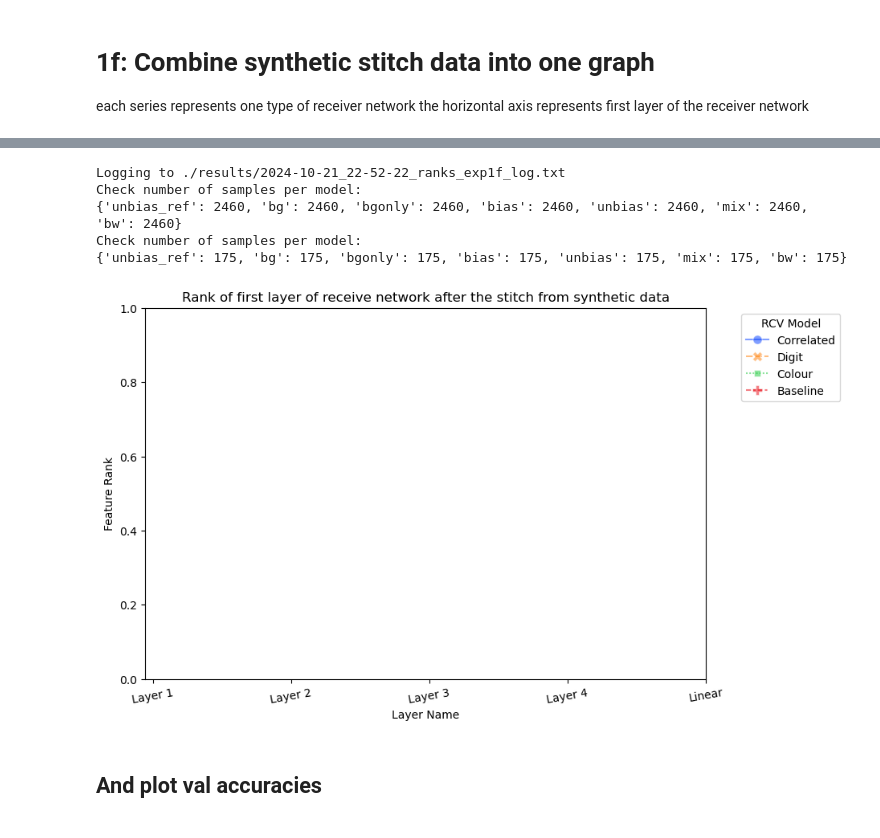
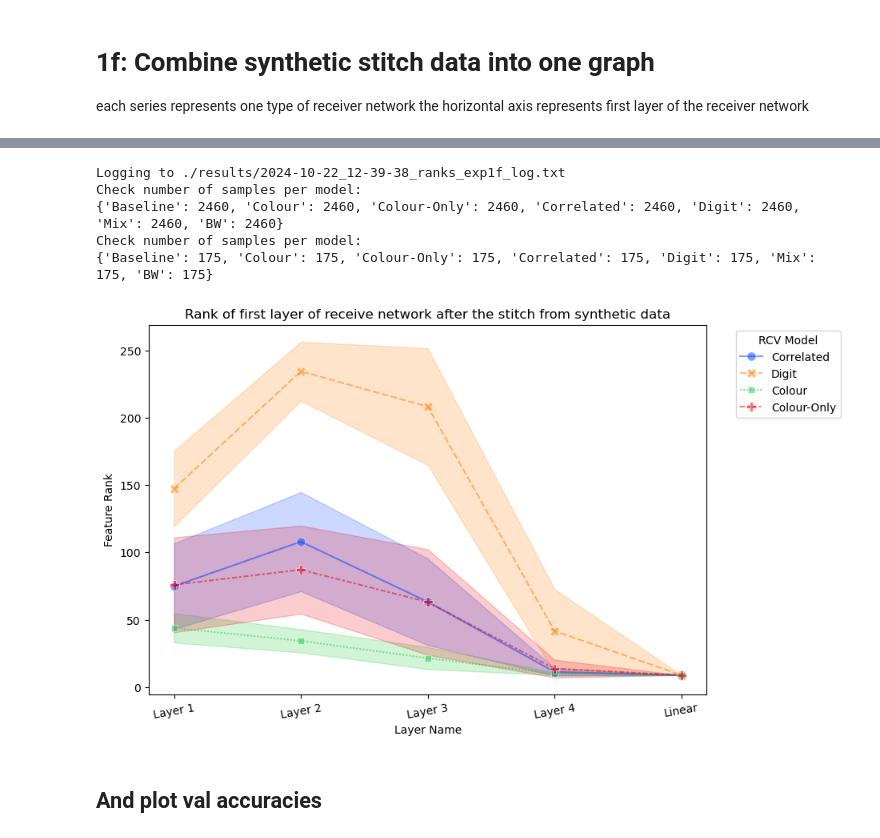
Before and after one commit to DHLSmith/jons-tunnel-effect, a Jupyter notebook: rank.ipynb, the cells around one changed output, grey strips where cells are left out. Drawn from its saved outputs; the diff is of its cells as text; code cells hidden in the pictures.

Commit message:
plots now include 2e_c

```diff
--- a/rank.ipynb
+++ b/rank.ipynb
@@ -120,13 +120,22 @@ import os
 csvs_from = os.path.join("../msc_similarity/exp1_ms_with_random_dataset/results_4_epochs_rank/", "*.csv")
 df = csv_to_df(csvs_from)
 
-rcv_models  = {'unbias_ref': '^unbias$',
-               'bg':         'bg$', # these three may learn colours as a shortcut
-               'bgonly':     'bgonly',
-               'bias':       '\dbias',
-               'unbias':     '\dunbias', # these three have to learn to read digits
-               'mix':        'mix',
-               'bw':         'bw'}
+rcv_models  = {'Baseline': '^unbias$',
+               'Colour':         'bg$', # these three may learn colours as a shortcut
+               'Colour-Only':     'bgonly',
+               'Correlated':       '\dbias',
+               'Digit':     '\dunbias', # these three have to learn to read digits
+               'Mix':        'mix',
+               'BW':         'bw'}
+
+style_order = ['Correlated',
+               'Digit',
+               'Colour',
+               'Colour-Only',
+               #'Mix',
+               #'Baseline',
+               #'Noise'
+              ]
 
 df['receiver'] = 'unknown'
 sizes = {}
@@ -174,7 +183,7 @@ for k, v in layer_after_stitch.items():
     combined_condition |= (model_match & layer_match)
 
     # Add in the reference model that has no stitch, was trained on unbias dataset
-    model_match = (df['model'].str.contains(rcv_models['unbias_ref']))
+    model_match = (df['model'].str.contains(rcv_models['Baseline']))
     layer_match = (df['name'].str.contains(v))
     combined_condition |= (model_match & layer_match)
 
@@ -192,37 +201,37 @@ print(f"Check number of samples per model:\n{sizes}")
 #######################
 
 # Sort the model column and create a categorical type with sorted categories
 # e.g models are X6bgonly or bgonly
 df3['name'] = pd.Categorical(df3['name'], categories=category_order, ordered=True)
 # Create line plot
 plt.figure(figsize=(9,6))
 
 line_plot = sns.lineplot(data=df3, x='name', y='features_rank', hue='receiver', style='receiver',
                          hue_order=style_order, style_order=style_order,
                          markers=True, dashes=True, markersize=8, alpha=0.5, palette='bright',
                         errorbar=("sd",1))  # One Standard Deviation
 
 plt.title("Rank of first layer of receive network after the stitch from synthetic data")
 plt.xlabel('Layer Name')
 plt.ylabel('Feature Rank')
 #plt.yscale('log')
 plt.xticks(rotation=10)
 
 handles, labels = line_plot.get_legend_handles_labels()
 #sorted_labels_handles = sorted(zip(labels, handles))
 unsorted_labels_handles = zip(labels[:len(rcv_models)], handles[:len(rcv_models)])
 labels, handles = zip(*unsorted_labels_handles)
 plt.legend(handles, labels, title='RCV Model', loc='upper right', bbox_to_anchor=(1.25, 1))
 plt.xticks(ticks=range(len(custom_labels)), labels=custom_labels)
 plt.savefig(f"./results/1f_lin_post_stitch_ranks.png", bbox_inches='tight')
 plt.show()
 # %% [output]
-Logging to ./results/2024-10-21_22-52-22_ranks_exp1f_log.txt
+Logging to ./results/2024-10-22_12-39-38_ranks_exp1f_log.txt
 Check number of samples per model:
-{'unbias_ref': 2460, 'bg': 2460, 'bgonly': 2460, 'bias': 2460, 'unbias': 2460, 'mix': 2460, 'bw': 2460}
+{'Baseline': 2460, 'Colour': 2460, 'Colour-Only': 2460, 'Correlated': 2460, 'Digit': 2460, 'Mix': 2460, 'BW': 2460}
 Check number of samples per model:
-{'unbias_ref': 175, 'bg': 175, 'bgonly': 175, 'bias': 175, 'unbias': 175, 'mix': 175, 'bw': 175}
+{'Baseline': 175, 'Colour': 175, 'Colour-Only': 175, 'Correlated': 175, 'Digit': 175, 'Mix': 175, 'BW': 175}
-[figure, old version]
+[figure, new version]
 # %% [markdown]
 ## And plot val accuracies
 # %%
```
Also changed, not shown: parts of 11 cells of this notebook, 29 other files.
